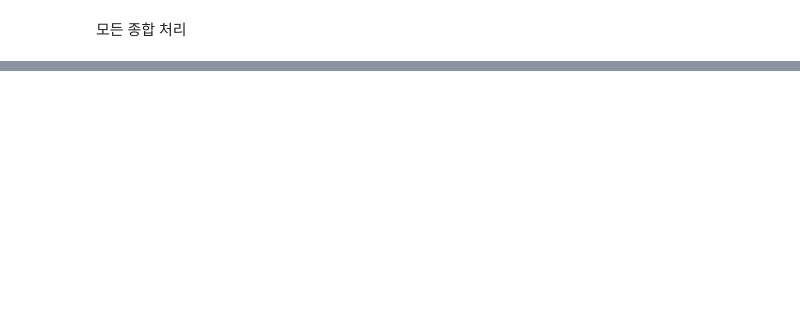
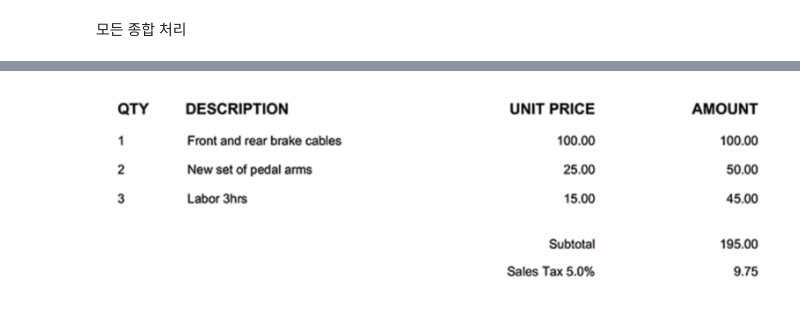
Before and after one commit to dolmani38/OCR, a Jupyter notebook: Untitled18.ipynb, the cells around one changed output, grey strips where cells are left out. Cells and saved outputs as stored; diff of their text form; code cells hidden in the pictures; blank space fills up the shorter version.

```diff
--- a/Untitled18.ipynb
+++ b/Untitled18.ipynb
@@ -674,0 +707,4 @@ total : $204.75
+# %%
+td = TableImage2DataFrame('list.png')
+# %% [output]
+[figure, added]
```
Also changed, not shown: parts of 6 cells of this notebook.
